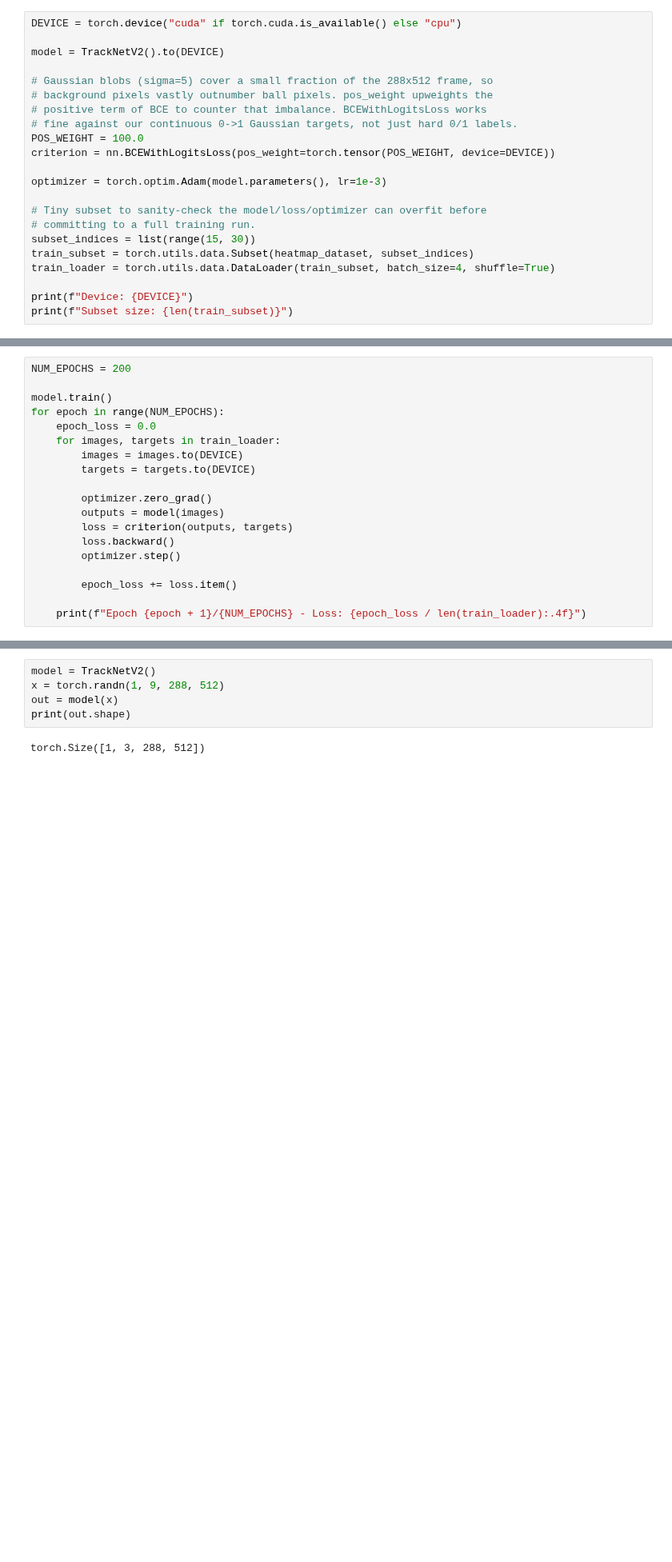
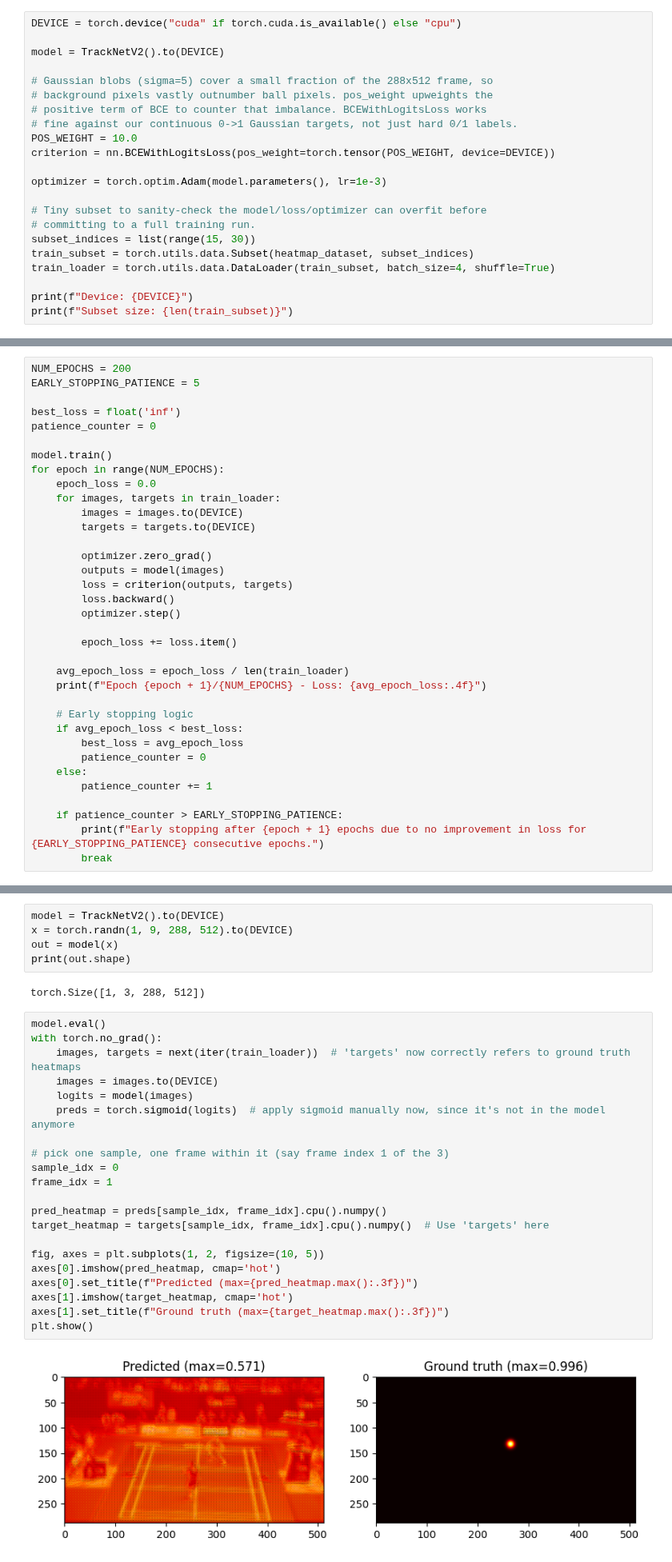
Before and after one commit to Ranvin36/Project-Magnus, a Jupyter notebook: Ball_Detection_Tracking.ipynb, the cells around one changed output, grey strips where cells are left out. Shown at 80% size. Saved outputs shown, nothing was run; the diff lists cells and outputs as text; blank space fills up the shorter version.

```diff
--- a/Ball_Detection_Tracking.ipynb
+++ b/Ball_Detection_Tracking.ipynb
@@ -434,7 +445,7 @@ model = TrackNetV2().to(DEVICE)
 # background pixels vastly outnumber ball pixels. pos_weight upweights the
 # positive term of BCE to counter that imbalance. BCEWithLogitsLoss works
 # fine against our continuous 0->1 Gaussian targets, not just hard 0/1 labels.
-POS_WEIGHT = 100.0
+POS_WEIGHT = 10.0
 criterion = nn.BCEWithLogitsLoss(pos_weight=torch.tensor(POS_WEIGHT, device=DEVICE))
 
 optimizer = torch.optim.Adam(model.parameters(), lr=1e-3)
@@ -451,6 +469,10 @@ print(f"Subset size: {len(train_subset)}")
 Training Loop — Overfit Sanity Check on the Tiny Subset
 # %%
 NUM_EPOCHS = 200
+EARLY_STOPPING_PATIENCE = 5
+
+best_loss = float('inf')
+patience_counter = 0
 
 model.train()
 for epoch in range(NUM_EPOCHS):
@@ -467,4 +489,16 @@ for epoch in range(NUM_EPOCHS):
 
         epoch_loss += loss.item()
 
-    print(f"Epoch {epoch + 1}/{NUM_EPOCHS} - Loss: {epoch_loss / len(train_loader):.4f}")
+    avg_epoch_loss = epoch_loss / len(train_loader)
+    print(f"Epoch {epoch + 1}/{NUM_EPOCHS} - Loss: {avg_epoch_loss:.4f}")
+
+    # Early stopping logic
+    if avg_epoch_loss < best_loss:
+        best_loss = avg_epoch_loss
+        patience_counter = 0
+    else:
+        patience_counter += 1
+
+    if patience_counter > EARLY_STOPPING_PATIENCE:
+        print(f"Early stopping after {epoch + 1} epochs due to no improvement in loss for {EARLY_STOPPING_PATIENCE} consecutive epochs.")
+        break
@@ -471,7 +523,30 @@ for epoch in range(NUM_EPOCHS):
 # %%
-model = TrackNetV2()
-x = torch.randn(1, 9, 288, 512)
+model = TrackNetV2().to(DEVICE)
+x = torch.randn(1, 9, 288, 512).to(DEVICE)
 out = model(x)
 print(out.shape)
 # %% [output]
 torch.Size([1, 3, 288, 512])
+# %%
+model.eval()
+with torch.no_grad():
+    images, targets = next(iter(train_loader))  # 'targets' now correctly refers to ground truth heatmaps
+    images = images.to(DEVICE)
+    logits = model(images)
+    preds = torch.sigmoid(logits)  # apply sigmoid manually now, since it's not in the model anymore
+
+# pick one sample, one frame within it (say frame index 1 of the 3)
+sample_idx = 0
+frame_idx = 1
+
+pred_heatmap = preds[sample_idx, frame_idx].cpu().numpy()
+target_heatmap = targets[sample_idx, frame_idx].cpu().numpy()  # Use 'targets' here
+
+fig, axes = plt.subplots(1, 2, figsize=(10, 5))
+axes[0].imshow(pred_heatmap, cmap='hot')
+axes[0].set_title(f"Predicted (max={pred_heatmap.max():.3f})")
+axes[1].imshow(target_heatmap, cmap='hot')
+axes[1].set_title(f"Ground truth (max={target_heatmap.max():.3f})")
+plt.show()
+# %% [output]
+[figure, added]
```
Also changed, not shown: parts of 10 cells of this notebook.
